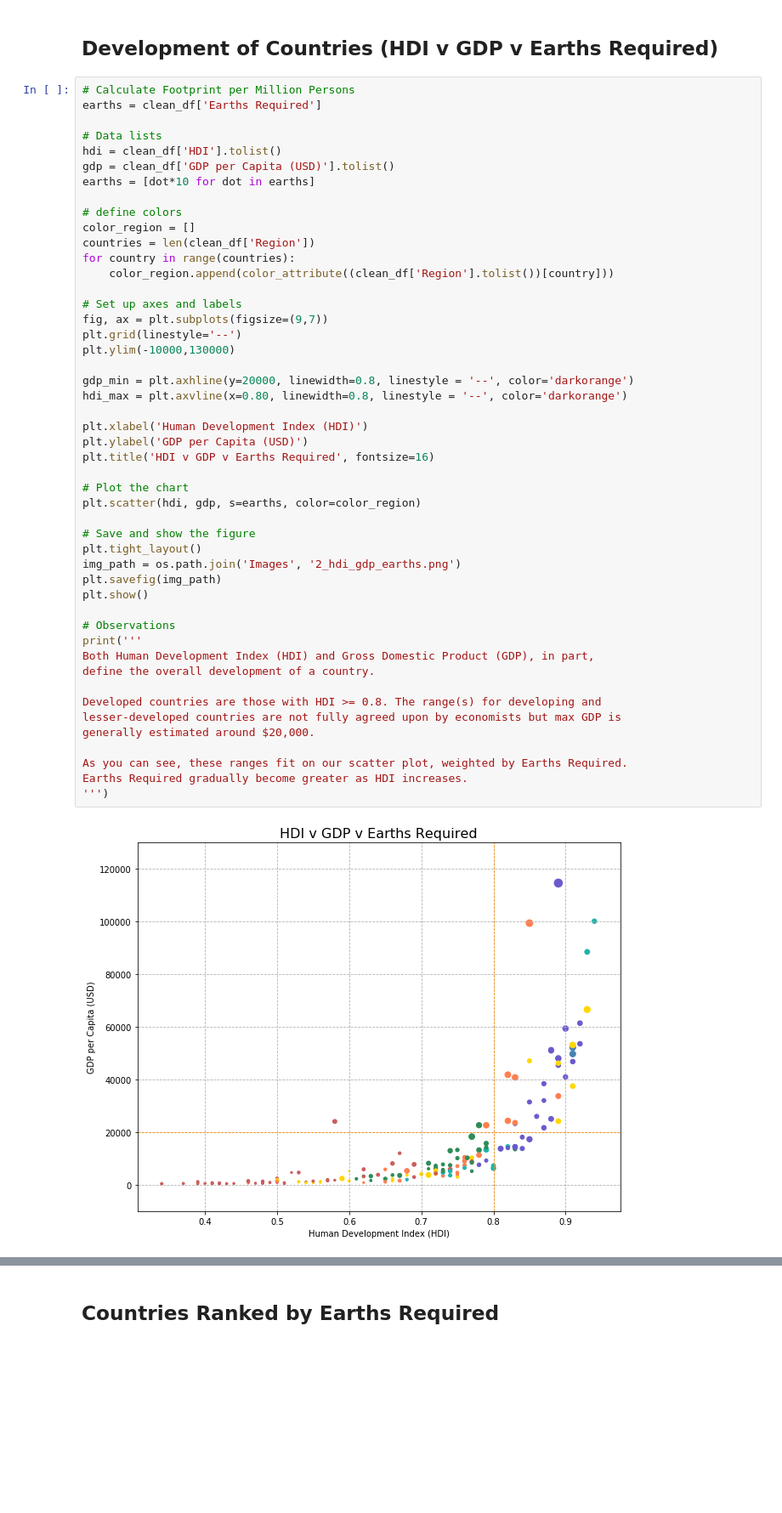
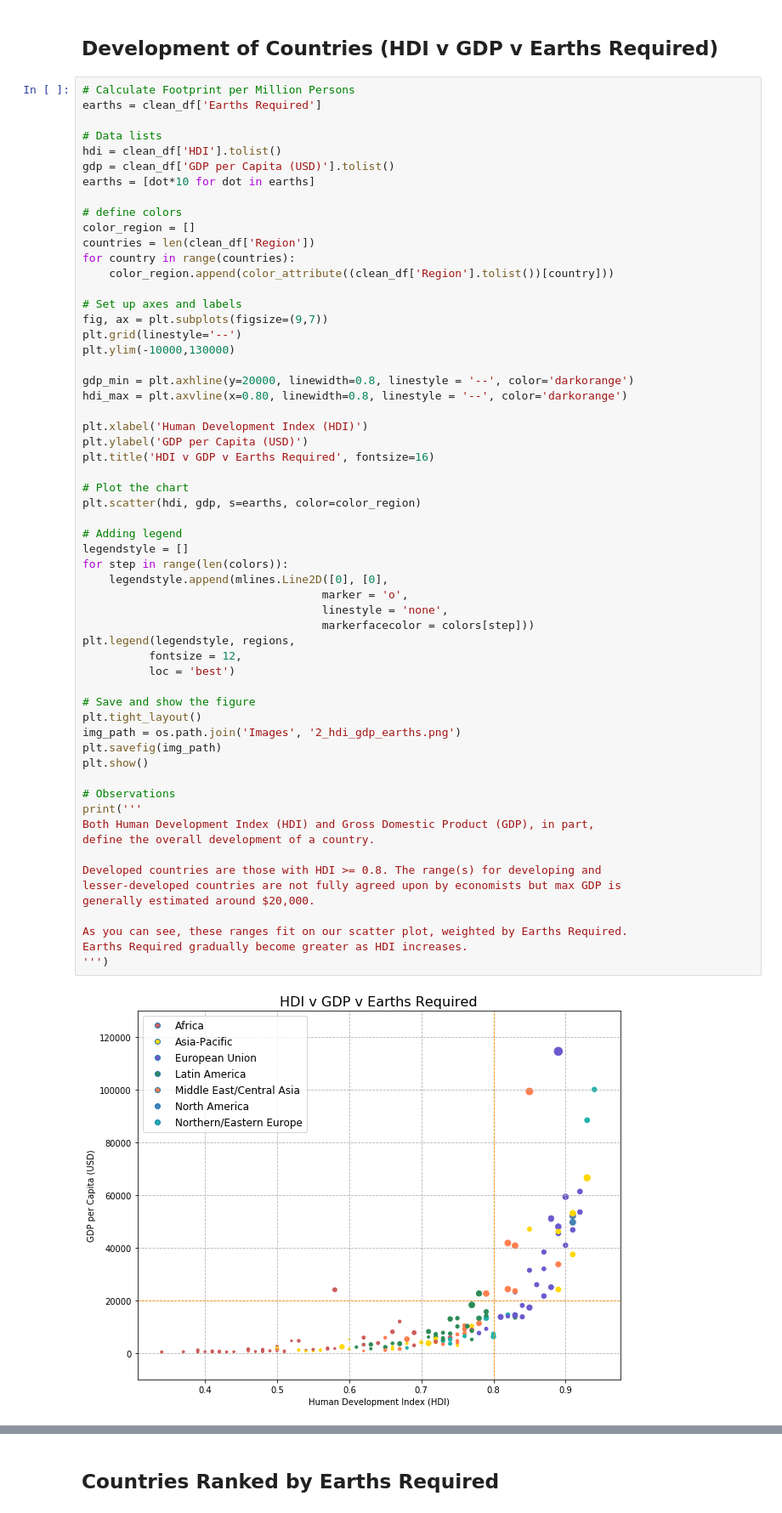
Before and after one commit to limbz-sami/Eco_footprint, a Jupyter notebook: eco_analysis.ipynb, the cells around one changed output, grey strips where cells are left out. Shown at 85% size. Saved outputs shown, nothing was run; the diff lists cells and outputs as text; blank space fills up the shorter version.

Commit message:
last legend

```diff
--- a/eco_analysis.ipynb
+++ b/eco_analysis.ipynb
@@ -509,34 +509,45 @@ plt.ylim(-10000,130000)
 
 gdp_min = plt.axhline(y=20000, linewidth=0.8, linestyle = '--', color='darkorange')
 hdi_max = plt.axvline(x=0.80, linewidth=0.8, linestyle = '--', color='darkorange')
 
 plt.xlabel('Human Development Index (HDI)')
 plt.ylabel('GDP per Capita (USD)')
 plt.title('HDI v GDP v Earths Required', fontsize=16)
 
 # Plot the chart
 plt.scatter(hdi, gdp, s=earths, color=color_region)
 
+# Adding legend
+legendstyle = []
+for step in range(len(colors)):
+    legendstyle.append(mlines.Line2D([0], [0],
+                                    marker = 'o',
+                                    linestyle = 'none',
+                                    markerfacecolor = colors[step]))
+plt.legend(legendstyle, regions,
+          fontsize = 12,
+          loc = 'best')
+
 # Save and show the figure
 plt.tight_layout()
 img_path = os.path.join('Images', '2_hdi_gdp_earths.png')
 plt.savefig(img_path)
 plt.show()
 
 # Observations
 print('''
 Both Human Development Index (HDI) and Gross Domestic Product (GDP), in part,
 define the overall development of a country.
 
 Developed countries are those with HDI >= 0.8. The range(s) for developing and
 lesser-developed countries are not fully agreed upon by economists but max GDP is
 generally estimated around $20,000.
 
 As you can see, these ranges fit on our scatter plot, weighted by Earths Required.
 Earths Required gradually become greater as HDI increases.
 ''')
 # %% [output]
-[figure, old version]
+[figure, new version]
 Both Human Development Index (HDI) and Gross Domestic Product (GDP), in part,
 define the overall development of a country.
 
```
Also changed, not shown: parts of 2 cells of this notebook, 5 other files.
